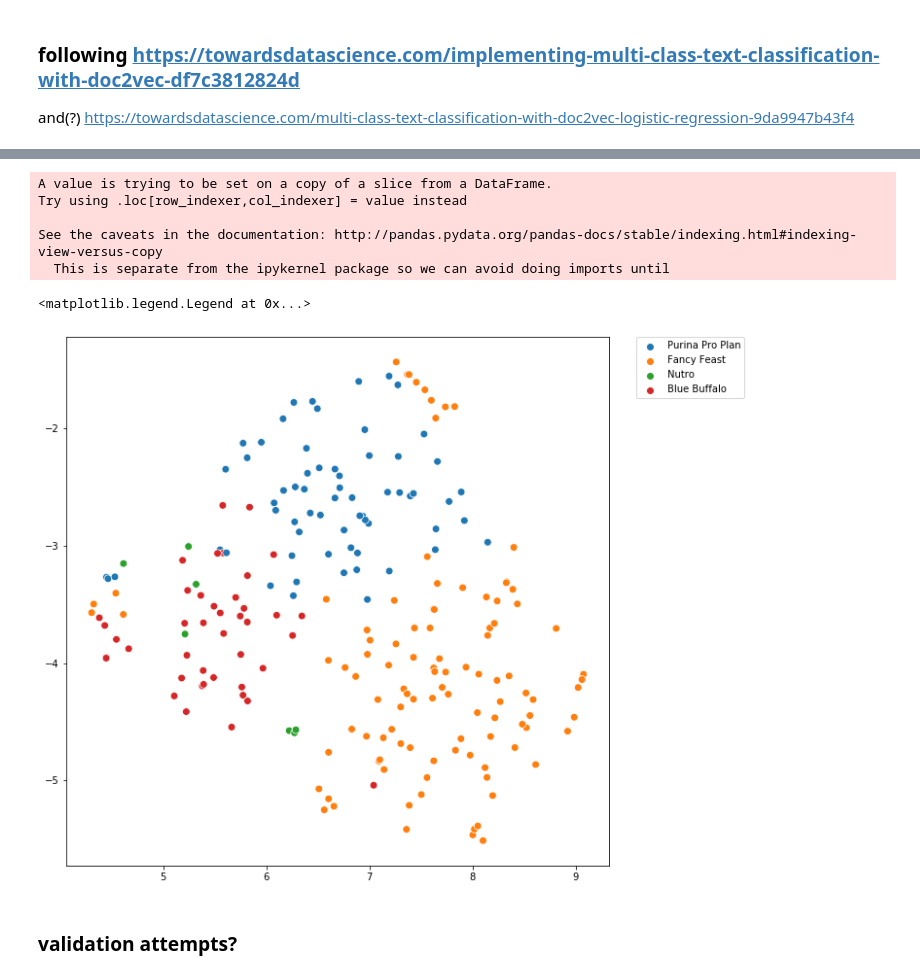
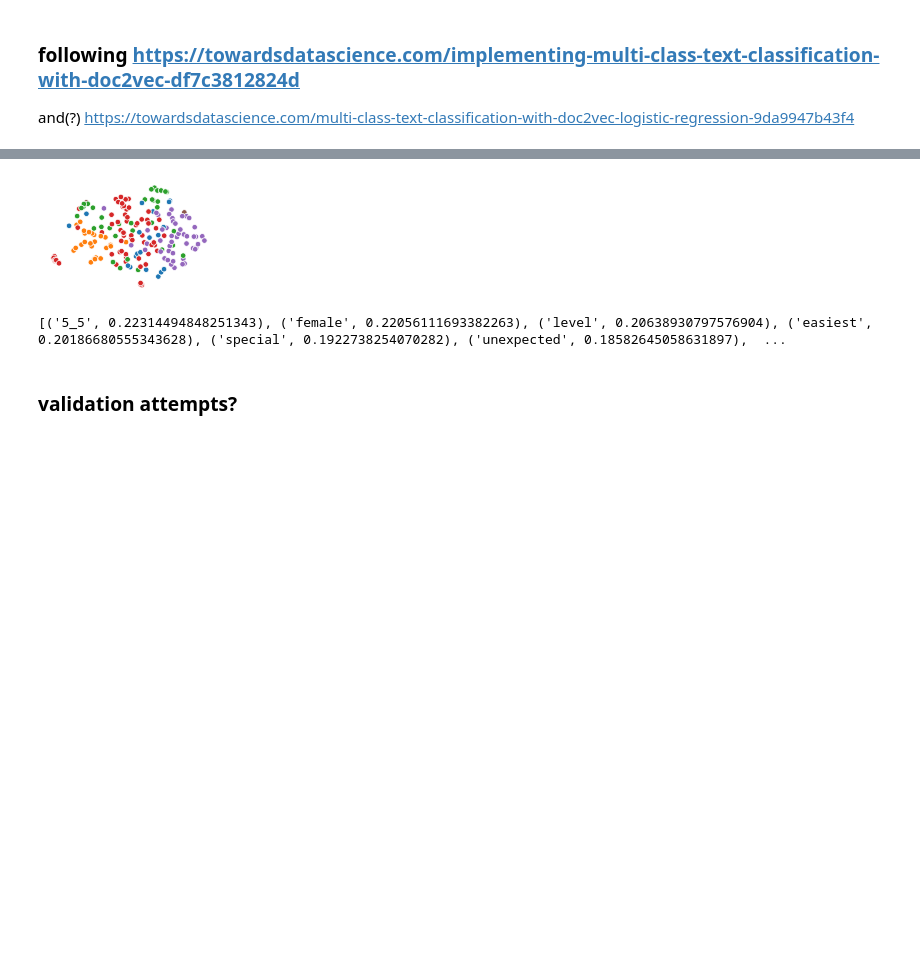
Before and after one commit to dbz10/teefies, a Jupyter notebook: teefies/analysis/doc2vec-analysis.ipynb, the cells around one changed output, grey strips where cells are left out. Drawn from its saved outputs; the diff is of its cells as text; code cells hidden in the pictures; blank space fills up the shorter version.

Commit message:
file cleanup

```diff
--- a/teefies/analysis/doc2vec-analysis.ipynb
+++ b/teefies/analysis/doc2vec-analysis.ipynb
@@ -209,0 +205,26 @@ data.sample(5)
+# %%
+import pickle
+# save what we need to use in the backend
+
+# the model
+model_dbow.save('catfood-d2v-dbow.model')
+model_dm.save('catfood-d2v-dm.model')
+
+# the label decoder
+with open("label-decoder.pkl","wb") as f:
+    pickle.dump(label_decoder,f)
+
+# the label encoder
+with open("label-encoder.pkl","wb") as f:
+    pickle.dump(label_encoder,f)
+
+import json
+name_list_to_json = []
+
+for name in set(df_clean['product']):
+    name_list_to_json.append(dict(name=name))
+
+with open('foods.json','w') as json_file:
+    json.dump(name_list_to_json,json_file)
+
+model_dbow.delete_temporary_training_data
@@ -221,6 +259,6 @@ model_dm.build_vocab([x for x in tqdm(data_tagged.values)])
 cores = multiprocessing.cpu_count()
 train_data = utils.shuffle(data_tagged)
 
-model_dbow.train(train_data, total_examples=len(train_data), epochs=20)
-model_dm.train(train_data, total_examples=len(train_data), epochs=20)
+model_dbow.train(train_data, total_examples=len(train_data), epochs=30)
+model_dm.train(train_data, total_examples=len(train_data), epochs=30)
 # %% [output]
@@ -319,19 +357,13 @@ af['product_label']=le.fit_transform(af['product'])
 brand_list = {name : brand for (name,brand) in zip(af['product'],af['brand'])}
 
 sample_brands = ['Fancy Feast',
-#                  'Friskies',
+                 'Friskies',
                  'Blue Buffalo',
                  'Purina Pro Plan',
                  'Hills Prescription Diet',
                  'Nutro',
-#                  'Wellness',
+                 'Wellness',
                 ]
-# %% [output]
-A value is trying to be set on a copy of a slice from a DataFrame.
-Try using .loc[row_indexer,col_indexer] = value instead
-
-See the caveats in the documentation: http://pandas.pydata.org/pandas-docs/stable/indexing.html#indexing-view-versus-copy
-  This is separate from the ipykernel package so we can avoid doing imports until
 # %%
 vec_list = {name : model_dbow.docvecs[x] for (name,x) in zip(af['product'].to_list(),af['product_label'].to_list()) if brand_list[name] in sample_brands
            };
@@ -340,24 +372,25 @@ embeddings = pd.DataFrame.from_dict(vec_list,orient='index')
 # %%
 # from sklearn.decomposition import PCA
 import seaborn as sns
 import matplotlib.pyplot as plt
 import umap
 
 %matplotlib inline
 # pca = PCA(n_components=2)
 embeddings_viz = umap.UMAP(min_dist = 0.0,
                           n_neighbors = 20,
                           metric='euclidean').fit_transform(embeddings)
 brand_name = [brand_list[name] for name in embeddings.index]
 
-fig = plt.figure(figsize=(10,10))
-sns.scatterplot(x=embeddings_viz[:,0], y=embeddings_viz[:,1],hue = brand_name, s = 60)
-plt.legend(bbox_to_anchor=(1.05, 1), loc=2, borderaxespad=0.)
+fig,axis = plt.subplots(figsize=(3,2))
+sns.scatterplot(x=embeddings_viz[:,0], y=embeddings_viz[:,1],hue = brand_name, s = 30,ax=axis)
+axis.axis('off')
+axis.legend().set_visible(False)
+# plt.legend(bbox_to_anchor=(1.05, 1), loc=2, borderaxespad=0.)
 
 # plt.savefig('plots/BrandSeparation.png',bbox_inches='tight')
 # %% [output]
-<matplotlib.legend.Legend at 0x...>
-[figure, old version]
+[figure, new version]
 # %%
 import pickle
 # save what we need to use in the backend
@@ -376,2 +421,9 @@ with open("label-encoder.pkl","wb") as f:
+# %%
+label=label_encoder['Tiny Tiger Chunks in EXTRA Gravy Tuna Recipe Grain-Free Canned Cat Food']
+word = model_dbow.docvecs[label]
+# print(word)
+print(model_dbow.wv.similar_by_vector(word))
+# %% [output]
+[('5_5', 0.22314494848251343), ('female', 0.22056111693382263), ('level', 0.20638930797576904), ('easiest', 0.20186680555343628), ('special', 0.1922738254070282), ('unexpected', 0.18582645058631897),  ...
 # %% [markdown]
 ### validation attempts?
```
Also changed, not shown: parts of 41 cells of this notebook, 38 other files.
